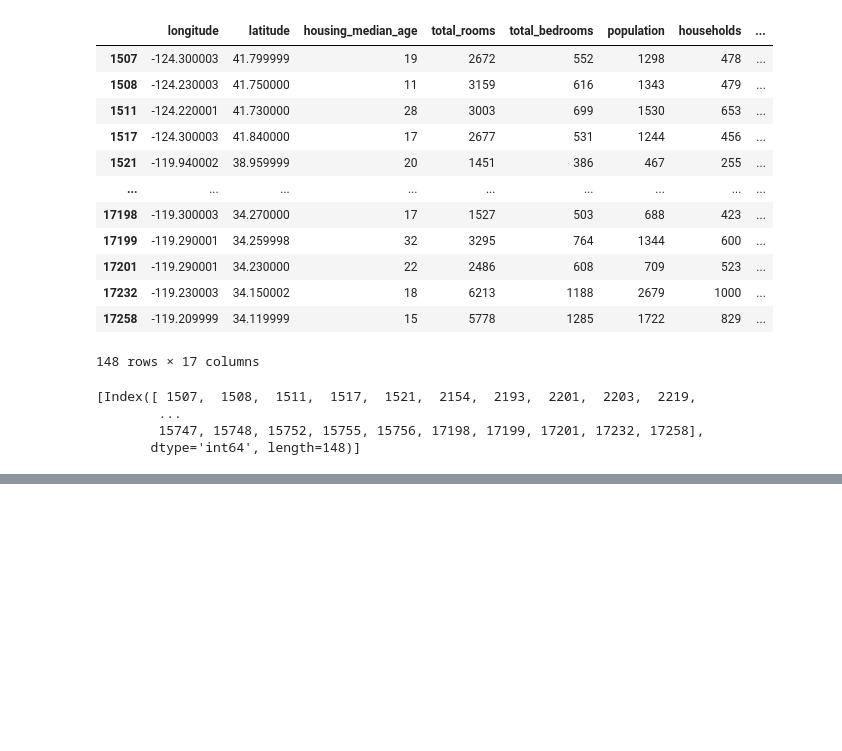
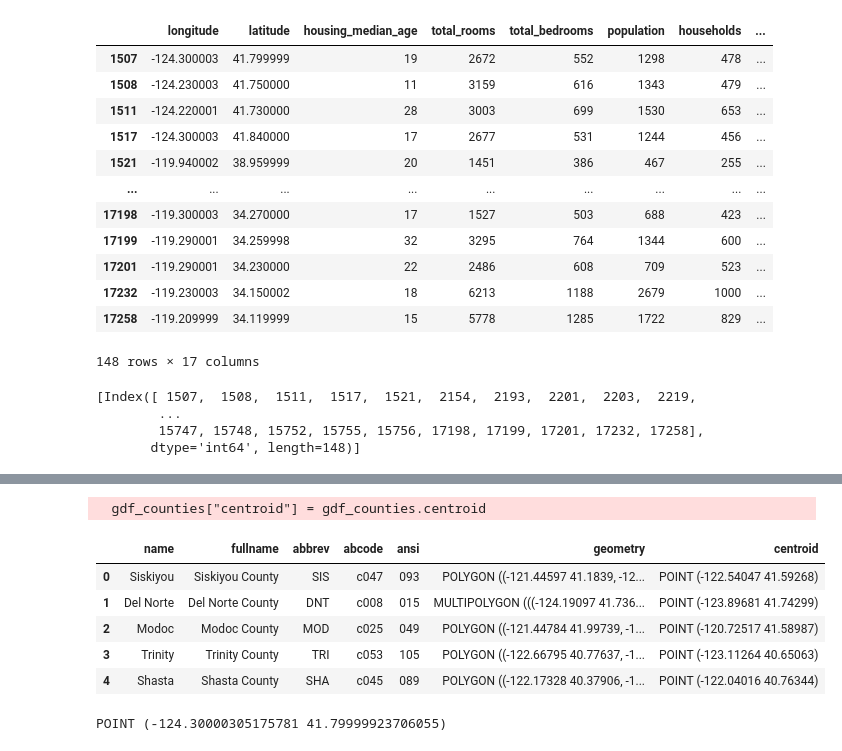
Before and after one commit to VieiraJulio/Projeto-Regressao---Em-dev, a Jupyter notebook: notebooks/03-jv-geo_parte_00.ipynb, the cells around one changed output, grey strips where cells are left out. Cells and saved outputs as stored; diff of their text form; code cells hidden in the pictures; blank space fills up the shorter version.

```diff
--- a/notebooks/03-jv-geo_parte_00.ipynb
+++ b/notebooks/03-jv-geo_parte_00.ipynb
@@ -358,0 +370,16 @@ linhas_faltantes
+# %%
+gdf_counties["centroid"] = gdf_counties.centroid
+
+gdf_counties.head()
+# %% [output]
+  gdf_counties["centroid"] = gdf_counties.centroid
+|  | name | fullname | abbrev | abcode | ansi | geometry | centroid |
+| 0 | Siskiyou | Siskiyou County | SIS | c047 | 093 | POLYGON ((-121.44597 41.1839, -12... | POINT (-122.54047 41.59268) |
+| 1 | Del Norte | Del Norte County | DNT | c008 | 015 | MULTIPOLYGON (((-124.19097 41.736... | POINT (-123.89681 41.74299) |
+| 2 | Modoc | Modoc County | MOD | c025 | 049 | POLYGON ((-121.44784 41.99739, -1... | POINT (-120.72517 41.58987) |
+| 3 | Trinity | Trinity County | TRI | c053 | 105 | POLYGON ((-122.66795 40.77637, -1... | POINT (-123.11264 40.65063) |
+| 4 | Shasta | Shasta County | SHA | c045 | 089 | POLYGON ((-122.17328 40.37906, -1... | POINT (-122.04016 40.76344) |
+# %%
+print(gdf_joined.loc[1507, "geometry"])
+# %% [output]
+POINT (-124.30000305175781 41.79999923706055)
```
Also changed, not shown: parts of 5 cells of this notebook.
